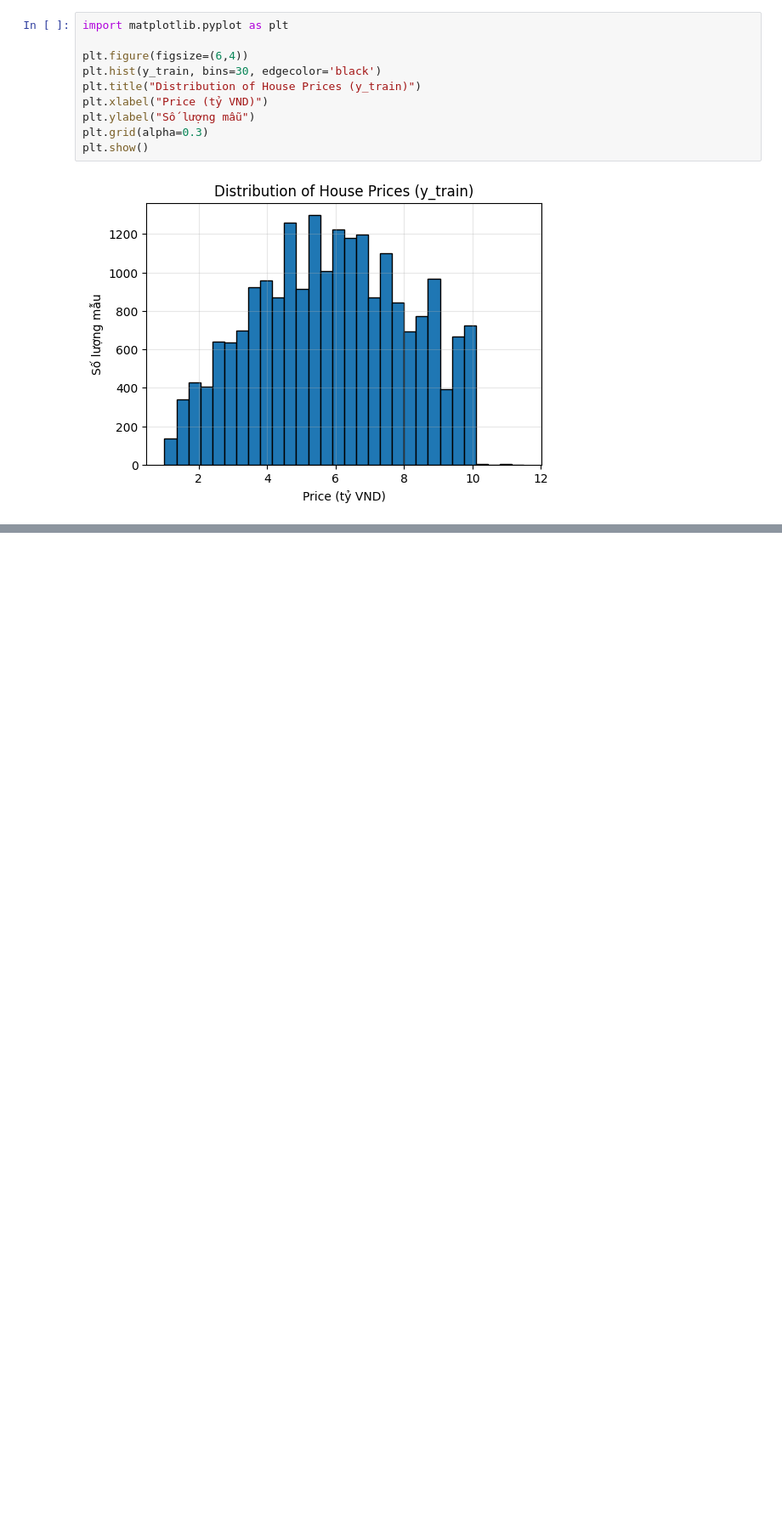
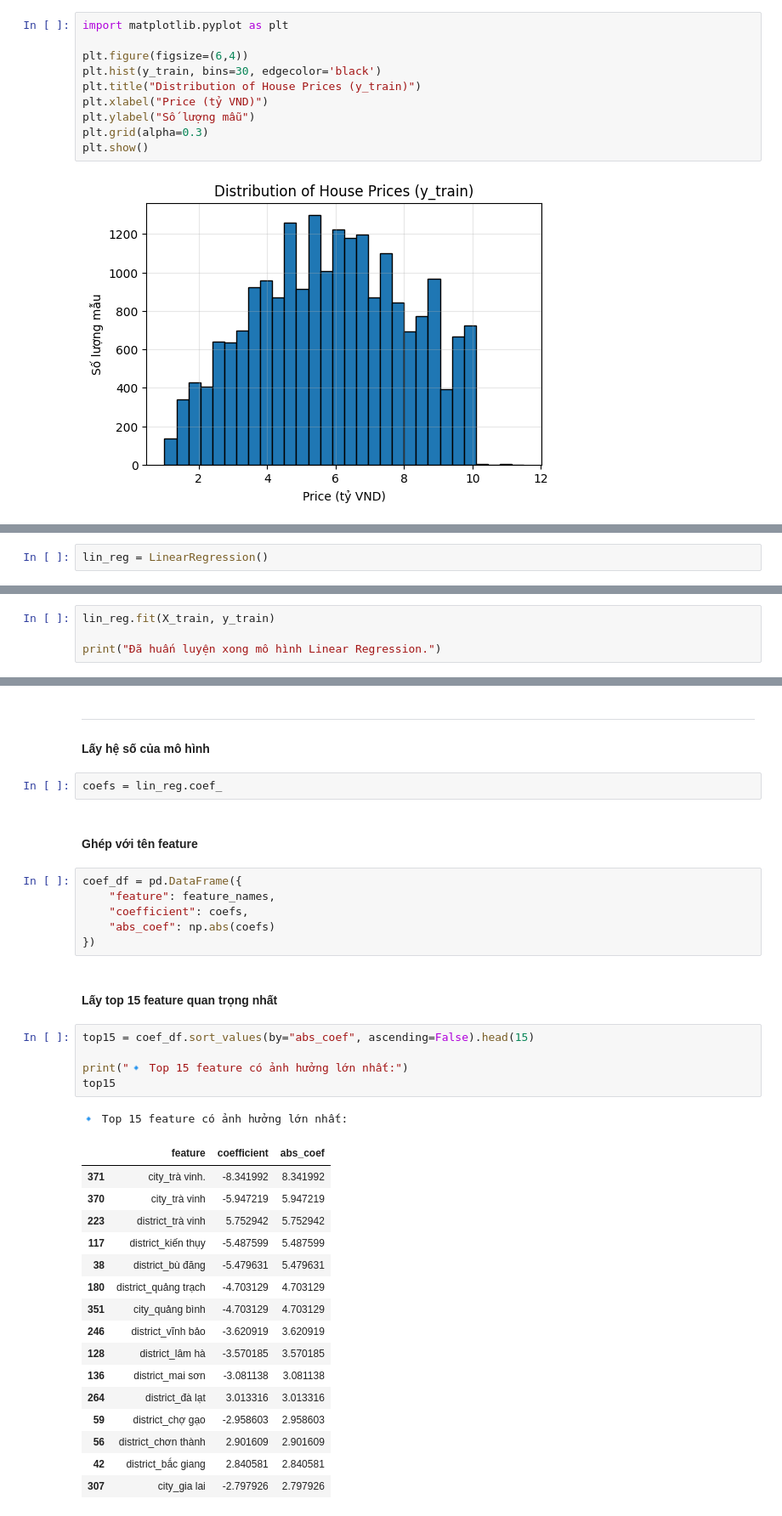
Before and after one commit to Spidermeoz/house-price-predict, a Jupyter notebook: notebooks/02_machine_learning.ipynb, the cells around one changed output, grey strips where cells are left out. Shown at 85% size. Drawn from its saved outputs; the diff is of its cells as text; blank space fills up the shorter version.

Commit message:
Done: mục B: Regression – Dự đoán giá nhà (Price) và C: Classification – Phân lớp nhóm giá (Price Band)

```diff
--- a/notebooks/02_machine_learning.ipynb
+++ b/notebooks/02_machine_learning.ipynb
@@ -264,0 +437,2 @@ Các nhóm sẽ được tạo từ giá `Price`.
+# %%
+lin_reg = LinearRegression()
@@ -264,0 +441,4 @@ Các nhóm sẽ được tạo từ giá `Price`.
+# %%
+lin_reg.fit(X_train, y_train)
+
+print("Đã huấn luyện xong mô hình Linear Regression.")
@@ -264,0 +515,38 @@ Các nhóm sẽ được tạo từ giá `Price`.
+# %% [markdown]
+---
+#### Lấy hệ số của mô hình
+# %%
+coefs = lin_reg.coef_
+# %% [markdown]
+#### Ghép với tên feature
+# %%
+coef_df = pd.DataFrame({
+    "feature": feature_names,
+    "coefficient": coefs,
+    "abs_coef": np.abs(coefs)
+})
+# %% [markdown]
+#### Lấy top 15 feature quan trọng nhất
+# %%
+top15 = coef_df.sort_values(by="abs_coef", ascending=False).head(15)
+
+print("🔹 Top 15 feature có ảnh hưởng lớn nhất:")
+top15
+# %% [output]
+🔹 Top 15 feature có ảnh hưởng lớn nhất:
+|  | feature | coefficient | abs_coef |
+| 371 | city_trà vinh. | -8.341992 | 8.341992 |
+| 370 | city_trà vinh | -5.947219 | 5.947219 |
+| 223 | district_trà vinh | 5.752942 | 5.752942 |
+| 117 | district_kiến thụy | -5.487599 | 5.487599 |
+| 38 | district_bù đăng | -5.479631 | 5.479631 |
+| 180 | district_quảng trạch | -4.703129 | 4.703129 |
+| 351 | city_quảng bình | -4.703129 | 4.703129 |
+| 246 | district_vĩnh bảo | -3.620919 | 3.620919 |
+| 128 | district_lâm hà | -3.570185 | 3.570185 |
+| 136 | district_mai sơn | -3.081138 | 3.081138 |
+| 264 | district_đà lạt | 3.013316 | 3.013316 |
+| 59 | district_chợ gạo | -2.958603 | 2.958603 |
+| 56 | district_chơn thành | 2.901609 | 2.901609 |
+| 42 | district_bắc giang | 2.840581 | 2.840581 |
+| 307 | city_gia lai | -2.797926 | 2.797926 |
```
Also changed, not shown: parts of 158 cells of this notebook, 1 other file.
